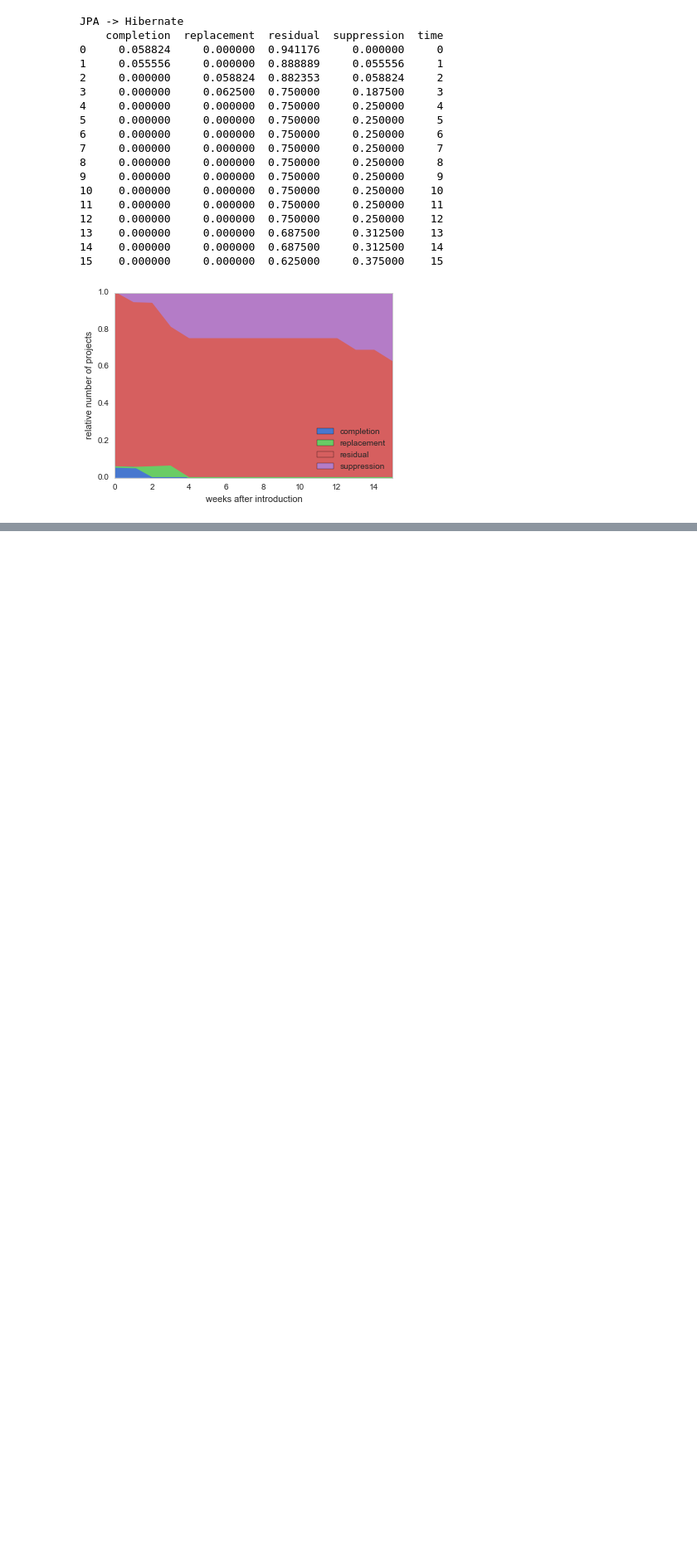
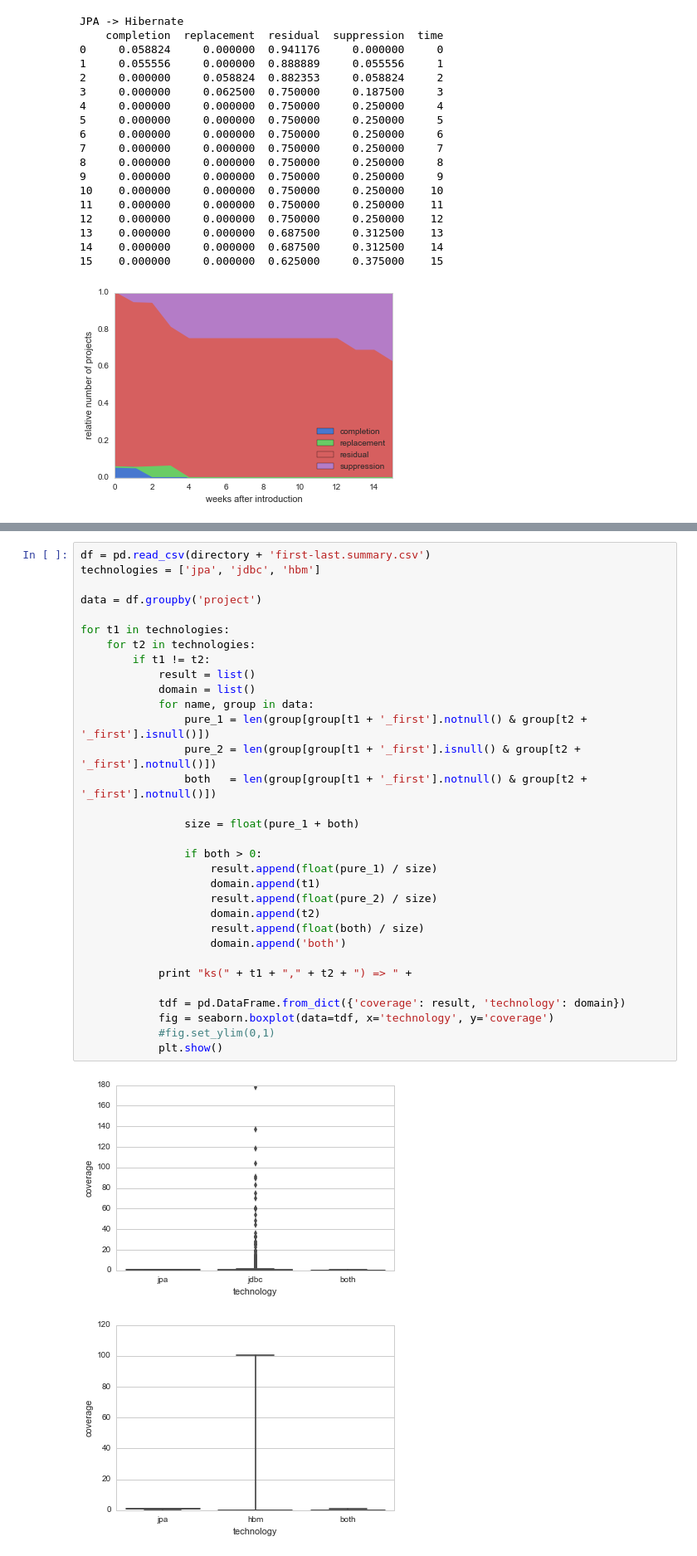
Before and after one commit to mgoeminne/saner2016, a Jupyter notebook: notebooks/file survival plot.ipynb, the cells around one changed output, grey strips where cells are left out. Shown at 83% size. Cells and saved outputs as stored; diff of their text form; blank space fills up the shorter version.

```diff
--- a/notebooks/file survival plot.ipynb
+++ b/notebooks/file survival plot.ipynb
@@ -407,0 +494,35 @@ JPA -> Hibernate
+# %%
+df = pd.read_csv(directory + 'first-last.summary.csv')
+technologies = ['jpa', 'jdbc', 'hbm']
+
+data = df.groupby('project')
+
+for t1 in technologies:
+    for t2 in technologies:
+        if t1 != t2:
+            result = list()
+            domain = list()
+            for name, group in data:
+                pure_1 = len(group[group[t1 + '_first'].notnull() & group[t2 + '_first'].isnull()])
+                pure_2 = len(group[group[t1 + '_first'].isnull() & group[t2 + '_first'].notnull()])
+                both   = len(group[group[t1 + '_first'].notnull() & group[t2 + '_first'].notnull()])
+
+                size = float(pure_1 + both)
+
+                if both > 0:
+                    result.append(float(pure_1) / size)
+                    domain.append(t1)
+                    result.append(float(pure_2) / size)
+                    domain.append(t2)
+                    result.append(float(both) / size)
+                    domain.append('both')
+
+            print "ks(" + t1 + "," + t2 + ") => " +
+
+            tdf = pd.DataFrame.from_dict({'coverage': result, 'technology': domain})
+            fig = seaborn.boxplot(data=tdf, x='technology', y='coverage')
+            #fig.set_ylim(0,1)
+            plt.show()
+# %% [output]
+[figure, added]
+[figure, added]
```
Also changed, not shown: parts of 6 cells of this notebook, 1 other file.
